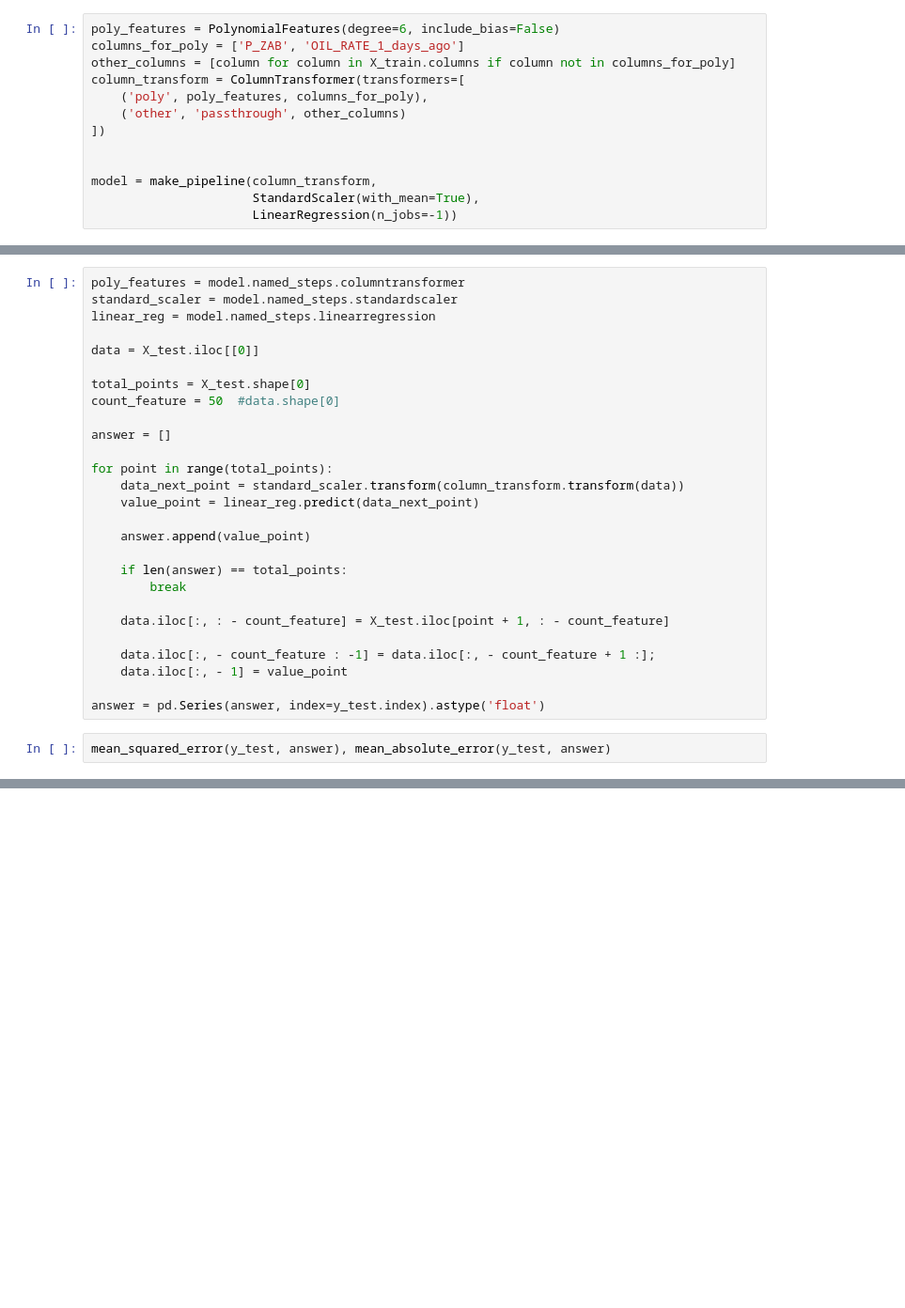
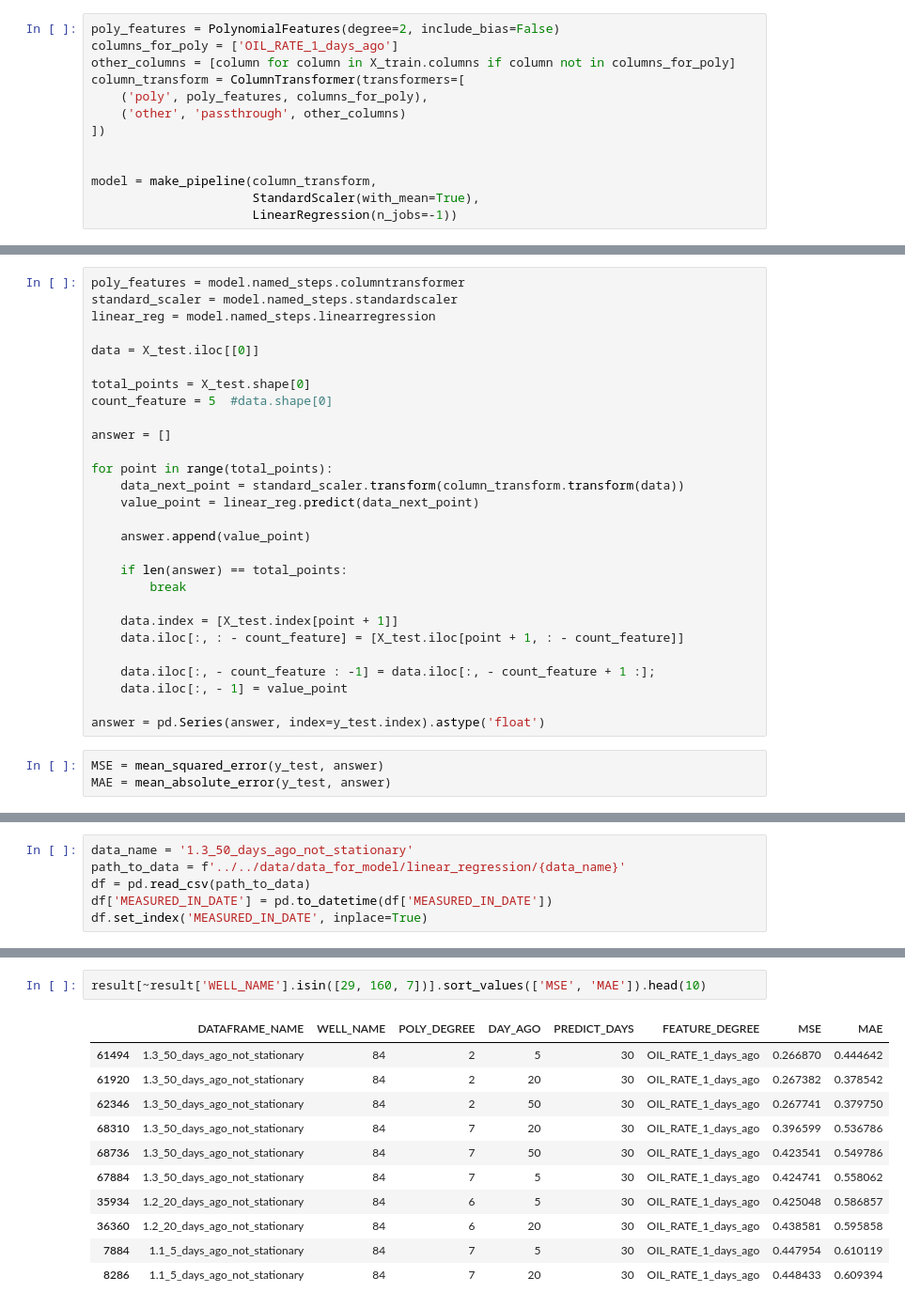
Before and after one commit to AleksanderTalmenev/oil_production_forecasting, a Jupyter notebook: project/models/linear_regression.ipynb, the cells around one changed output, grey strips where cells are left out. Shown at 94% size. Cells and saved outputs as stored; diff of their text form; blank space fills up the shorter version.

Commit message:
add liner reg predict on all dataframe

```diff
--- a/project/models/linear_regression.ipynb
+++ b/project/models/linear_regression.ipynb
@@ -57,6 +51,6 @@ X_train, X_test, y_train, y_test = train_test_split(X, y, test_size=30, random_s
 # %%
-poly_features = PolynomialFeatures(degree=6, include_bias=False)
-columns_for_poly = ['P_ZAB', 'OIL_RATE_1_days_ago']
+poly_features = PolynomialFeatures(degree=2, include_bias=False)
+columns_for_poly = ['OIL_RATE_1_days_ago']
 other_columns = [column for column in X_train.columns if column not in columns_for_poly]
 column_transform = ColumnTransformer(transformers=[
     ('poly', poly_features, columns_for_poly),
@@ -78,7 +76,7 @@ linear_reg = model.named_steps.linearregression
 data = X_test.iloc[[0]]
 
 total_points = X_test.shape[0]
-count_feature = 50  #data.shape[0]
+count_feature = 5  #data.shape[0]
 
 answer = []
 
@@ -91,11 +89,13 @@ for point in range(total_points):
     if len(answer) == total_points:
         break
 
-    data.iloc[:, : - count_feature] = X_test.iloc[point + 1, : - count_feature]
+    data.index = [X_test.index[point + 1]]
+    data.iloc[:, : - count_feature] = [X_test.iloc[point + 1, : - count_feature]]
 
     data.iloc[:, - count_feature : -1] = data.iloc[:, - count_feature + 1 :];
     data.iloc[:, - 1] = value_point
 
 answer = pd.Series(answer, index=y_test.index).astype('float')
 # %%
-mean_squared_error(y_test, answer), mean_absolute_error(y_test, answer)
+MSE = mean_squared_error(y_test, answer)
+MAE = mean_absolute_error(y_test, answer)
@@ -109,0 +107,6 @@ graph_with_prediction(y_train=y_train, y_test=y_test, answer_model=answer, model
+# %%
+data_name = '1.3_50_days_ago_not_stationary'
+path_to_data = f'../../data/data_for_model/linear_regression/{data_name}'
+df = pd.read_csv(path_to_data)
+df['MEASURED_IN_DATE'] = pd.to_datetime(df['MEASURED_IN_DATE'])
+df.set_index('MEASURED_IN_DATE', inplace=True)
@@ -109,0 +260,14 @@ graph_with_prediction(y_train=y_train, y_test=y_test, answer_model=answer, model
+# %%
+result[~result['WELL_NAME'].isin([29, 160, 7])].sort_values(['MSE', 'MAE']).head(10)
+# %% [output]
+|  | DATAFRAME_NAME | WELL_NAME | POLY_DEGREE | DAY_AGO | PREDICT_DAYS | FEATURE_DEGREE | MSE | MAE |
+| 61494 | 1.3_50_days_ago_not_stationary | 84 | 2 | 5 | 30 | OIL_RATE_1_days_ago | 0.266870 | 0.444642 |
+| 61920 | 1.3_50_days_ago_not_stationary | 84 | 2 | 20 | 30 | OIL_RATE_1_days_ago | 0.267382 | 0.378542 |
+| 62346 | 1.3_50_days_ago_not_stationary | 84 | 2 | 50 | 30 | OIL_RATE_1_days_ago | 0.267741 | 0.379750 |
+| 68310 | 1.3_50_days_ago_not_stationary | 84 | 7 | 20 | 30 | OIL_RATE_1_days_ago | 0.396599 | 0.536786 |
+| 68736 | 1.3_50_days_ago_not_stationary | 84 | 7 | 50 | 30 | OIL_RATE_1_days_ago | 0.423541 | 0.549786 |
+| 67884 | 1.3_50_days_ago_not_stationary | 84 | 7 | 5 | 30 | OIL_RATE_1_days_ago | 0.424741 | 0.558062 |
+| 35934 | 1.2_20_days_ago_not_stationary | 84 | 6 | 5 | 30 | OIL_RATE_1_days_ago | 0.425048 | 0.586857 |
+| 36360 | 1.2_20_days_ago_not_stationary | 84 | 6 | 20 | 30 | OIL_RATE_1_days_ago | 0.438581 | 0.595858 |
+| 7884 | 1.1_5_days_ago_not_stationary | 84 | 7 | 5 | 30 | OIL_RATE_1_days_ago | 0.447954 | 0.610119 |
+| 8286 | 1.1_5_days_ago_not_stationary | 84 | 7 | 20 | 30 | OIL_RATE_1_days_ago | 0.448433 | 0.609394 |
```
Also changed, not shown: parts of 19 cells of this notebook, 11 other files.
